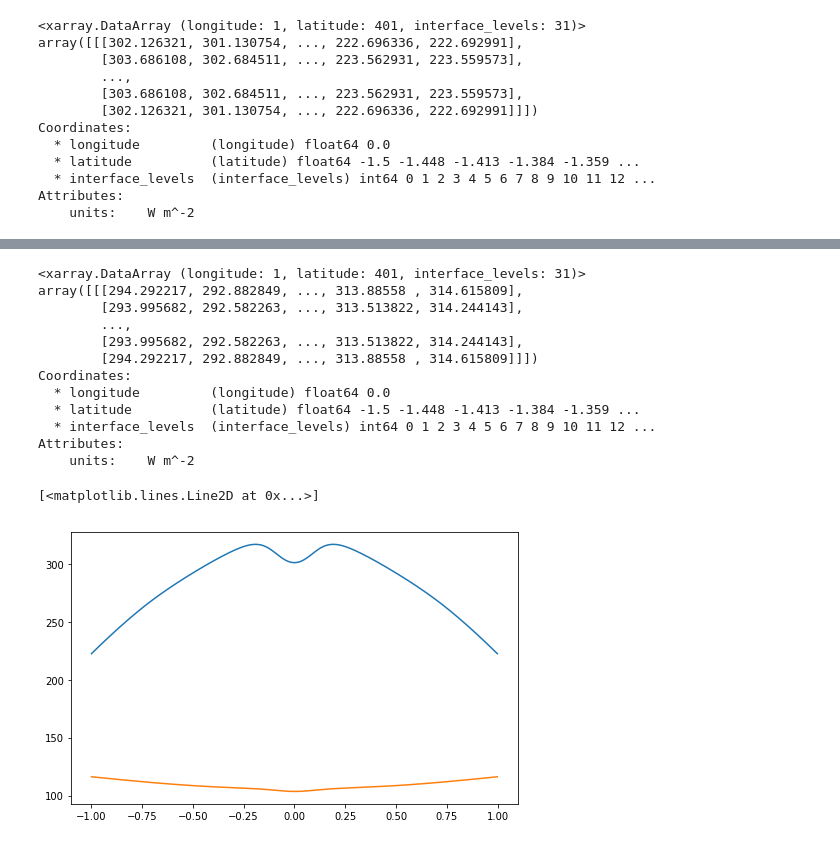
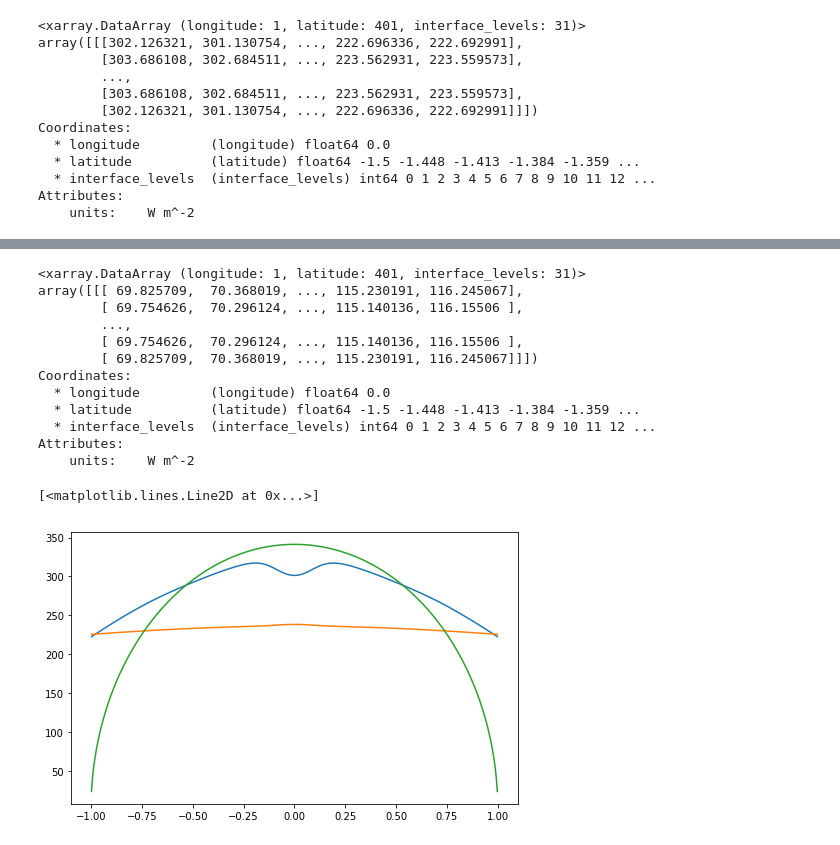
Before and after one commit to fagan2888/EBM, a Jupyter notebook: CliMT_tests.ipynb, the cells around one changed output, grey strips where cells are left out. Saved outputs shown, nothing was run; the diff lists cells and outputs as text; code cells hidden in the pictures.

Commit message:
shortwave

```diff
--- a/CliMT_tests.ipynb
+++ b/CliMT_tests.ipynb
@@ -238,8 +238,7 @@ def humidsat(t, p):
 RH = 0.8
 
 longwave_radiation = climt.RRTMGLongwave(cloud_overlap_method='clear_only')
-shortwave_radiation = climt.RRTMGShortwave(use_solar_constant_from_fortran=True, solar_variability_method=-1,
-                                           ignore_day_of_year=True)
+shortwave_radiation = climt.RRTMGShortwave(cloud_overlap_method='clear_only', use_solar_constant_from_fortran=True, solar_variability_method=-1, ignore_day_of_year=True)
 
 N_pts = 401
 nLevels = 30
@@ -295,11 +294,11 @@ RH_dist = shift_dist(RH_dist, lat_efe)
 # specific humidity
 state['specific_humidity'].values[0, :, :] = RH_dist * humidsat(state['air_temperature'].values[0, :, :], pressures / 100)[1]
 
-
-# state['surface_albedo_for_diffuse_near_infrared'].values[:] = 0.25
-# state['surface_albedo_for_direct_near_infrared'].values[:] = 0.25
-# state['surface_albedo_for_diffuse_shortwave'].values[:] = 0.25
-# state['surface_albedo_for_direct_shortwave'].values[:] = 0.25
+# alb = 0.2725
+# state['surface_albedo_for_diffuse_near_infrared'].values[:] = alb
+# state['surface_albedo_for_direct_near_infrared'].values[:] = alb
+# state['surface_albedo_for_diffuse_shortwave'].values[:] = alb
+# state['surface_albedo_for_direct_shortwave'].values[:] = alb
 
 longwave_tendencies, longwave_diagnostics = longwave_radiation(state)
 shortwave_tendencies, shortwave_diagnostics = shortwave_radiation(state)
@@ -326,11 +340,11 @@ Attributes:
 shortwave_diagnostics['upwelling_shortwave_flux_in_air_assuming_clear_sky']
 # %% [output]
 <xarray.DataArray (longitude: 1, latitude: 401, interface_levels: 31)>
-array([[[294.292217, 292.882849, ..., 313.88558 , 314.615809],
-        [293.995682, 292.582263, ..., 313.513822, 314.244143],
+array([[[ 69.825709,  70.368019, ..., 115.230191, 116.245067],
+        [ 69.754626,  70.296124, ..., 115.140136, 116.15506 ],
         ...,
-        [293.995682, 292.582263, ..., 313.513822, 314.244143],
-        [294.292217, 292.882849, ..., 313.88558 , 314.615809]]])
+        [ 69.754626,  70.296124, ..., 115.140136, 116.15506 ],
+        [ 69.825709,  70.368019, ..., 115.230191, 116.245067]]])
 Coordinates:
   * longitude         (longitude) float64 0.0
   * latitude          (latitude) float64 -1.5 -1.448 -1.413 -1.384 -1.359 ...
@@ -340,8 +354,9 @@ Attributes:
 # %%
 f, ax = plt.subplots(1, figsize=(8,5))
 
 ax.plot(sin_lats, longwave_diagnostics['upwelling_longwave_flux_in_air_assuming_clear_sky'].values[0, :, -1])
-ax.plot(sin_lats, shortwave_diagnostics['upwelling_shortwave_flux_in_air_assuming_clear_sky'].values[0, :, -1])
+ax.plot(sin_lats, shortwave_diagnostics['downwelling_shortwave_flux_in_air_assuming_clear_sky'].values[0, :, -1] / 4 - shortwave_diagnostics['upwelling_shortwave_flux_in_air_assuming_clear_sky'].values[0, :, -1])
+ax.plot(sin_lats, 1365/4 * np.cos(lats))
 # %% [output]
 [<matplotlib.lines.Line2D at 0x...>]
-[figure, old version]
+[figure, new version]
```
Also changed, not shown: parts of 5 cells of this notebook, 4 other files.
